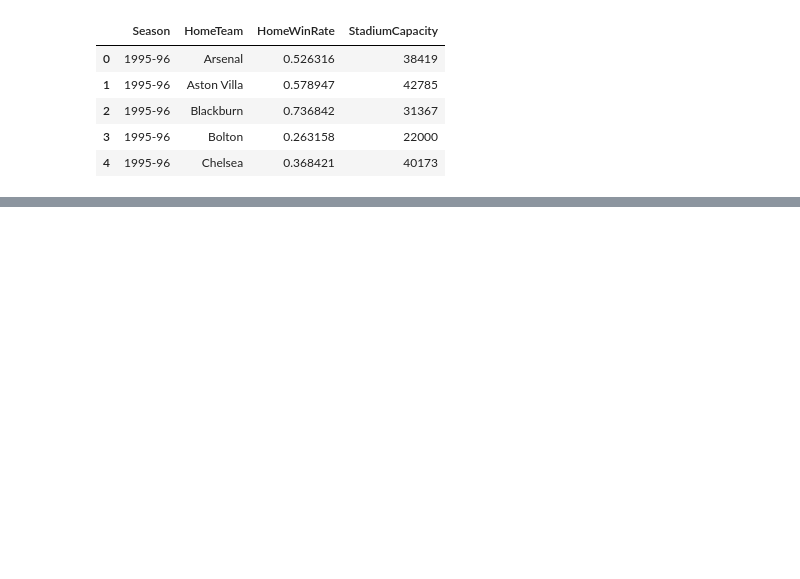
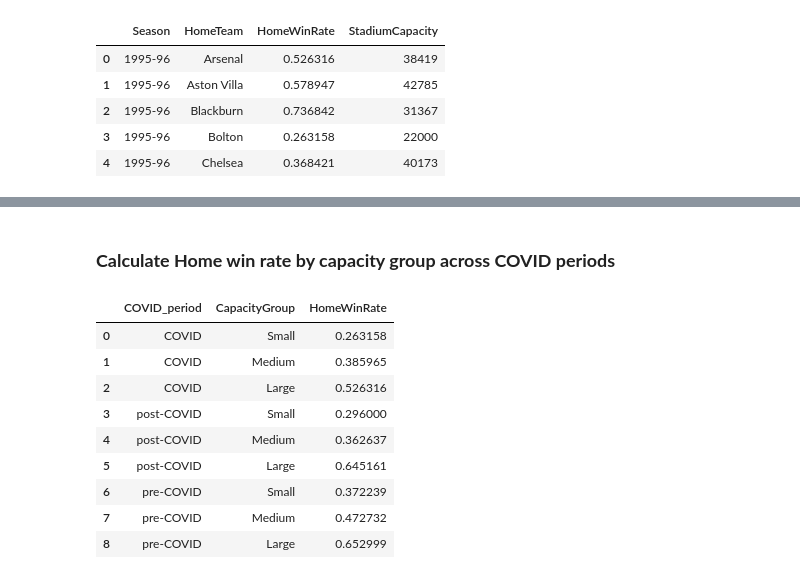
Before and after one commit to NguyenNguyen1504/GROUP-5-BPFE, a Jupyter notebook: GROUP_5.ipynb, the cells around one changed output, grey strips where cells are left out. Drawn from its saved outputs; the diff is of its cells as text; code cells hidden in the pictures; blank space fills up the shorter version.

```diff
--- a/GROUP_5.ipynb
+++ b/GROUP_5.ipynb
@@ -145,0 +204,18 @@ display(df_home.head())
+# %% [markdown]
+### **Calculate Home win rate by capacity group across COVID periods**
+# %%
+df_hwin_covid = df_results.groupby(['COVID_period','CapacityGroup']).agg(
+    HomeWinRate = ('FTR', lambda col: (col == 'H').mean())
+).reset_index()
+display(df_hwin_covid.head(9))
+# %% [output]
+|  | COVID_period | CapacityGroup | HomeWinRate |
+| 0 | COVID | Small | 0.263158 |
+| 1 | COVID | Medium | 0.385965 |
+| 2 | COVID | Large | 0.526316 |
+| 3 | post-COVID | Small | 0.296000 |
+| 4 | post-COVID | Medium | 0.362637 |
+| 5 | post-COVID | Large | 0.645161 |
+| 6 | pre-COVID | Small | 0.372239 |
+| 7 | pre-COVID | Medium | 0.472732 |
+| 8 | pre-COVID | Large | 0.652999 |
```
Also changed, not shown: parts of 12 cells of this notebook.
